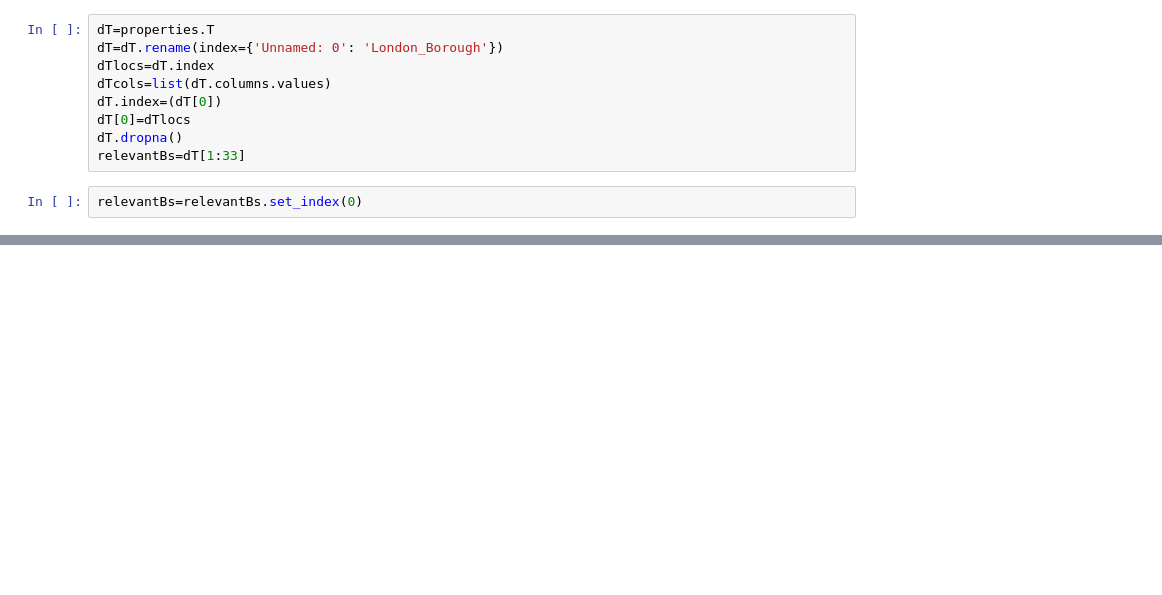
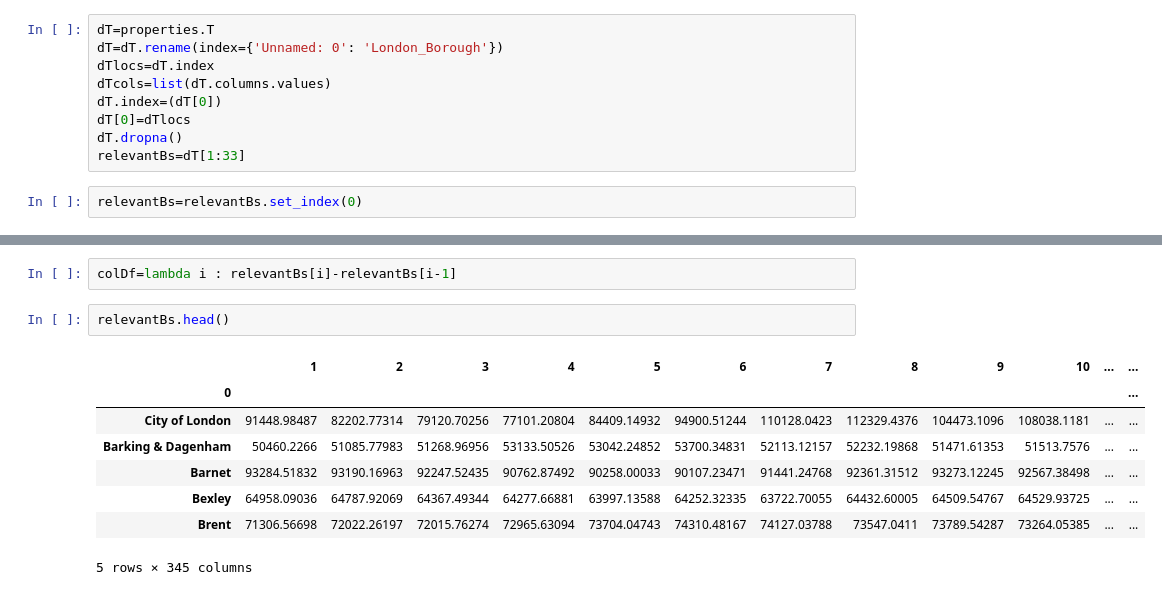
Before and after one commit to mlid13/Springboard, a Jupyter notebook: London Case Study Hypothesis.ipynb, the cells around one changed output, grey strips where cells are left out. Drawn from its saved outputs; the diff is of its cells as text; blank space fills up the shorter version.

```diff
--- a/London Case Study Hypothesis.ipynb
+++ b/London Case Study Hypothesis.ipynb
@@ -153,0 +134,13 @@ t1
+# %%
+colDf=lambda i : relevantBs[i]-relevantBs[i-1]
+# %%
+relevantBs.head()
+# %% [output]
+|  | 1 | 2 | 3 | 4 | 5 | 6 | 7 | 8 | 9 | 10 | ... | ... |
+| 0 |  |  |  |  |  |  |  |  |  |  |  | ... |
+| City of London | 91448.98487 | 82202.77314 | 79120.70256 | 77101.20804 | 84409.14932 | 94900.51244 | 110128.0423 | 112329.4376 | 104473.1096 | 108038.1181 | ... | ... |
+| Barking & Dagenham | 50460.2266 | 51085.77983 | 51268.96956 | 53133.50526 | 53042.24852 | 53700.34831 | 52113.12157 | 52232.19868 | 51471.61353 | 51513.7576 | ... | ... |
+| Barnet | 93284.51832 | 93190.16963 | 92247.52435 | 90762.87492 | 90258.00033 | 90107.23471 | 91441.24768 | 92361.31512 | 93273.12245 | 92567.38498 | ... | ... |
+| Bexley | 64958.09036 | 64787.92069 | 64367.49344 | 64277.66881 | 63997.13588 | 64252.32335 | 63722.70055 | 64432.60005 | 64509.54767 | 64529.93725 | ... | ... |
+| Brent | 71306.56698 | 72022.26197 | 72015.76274 | 72965.63094 | 73704.04743 | 74310.48167 | 74127.03788 | 73547.0411 | 73789.54287 | 73264.05385 | ... | ... |
+5 rows × 345 columns
```
Also changed, not shown: parts of 13 cells of this notebook, 1 other file.
